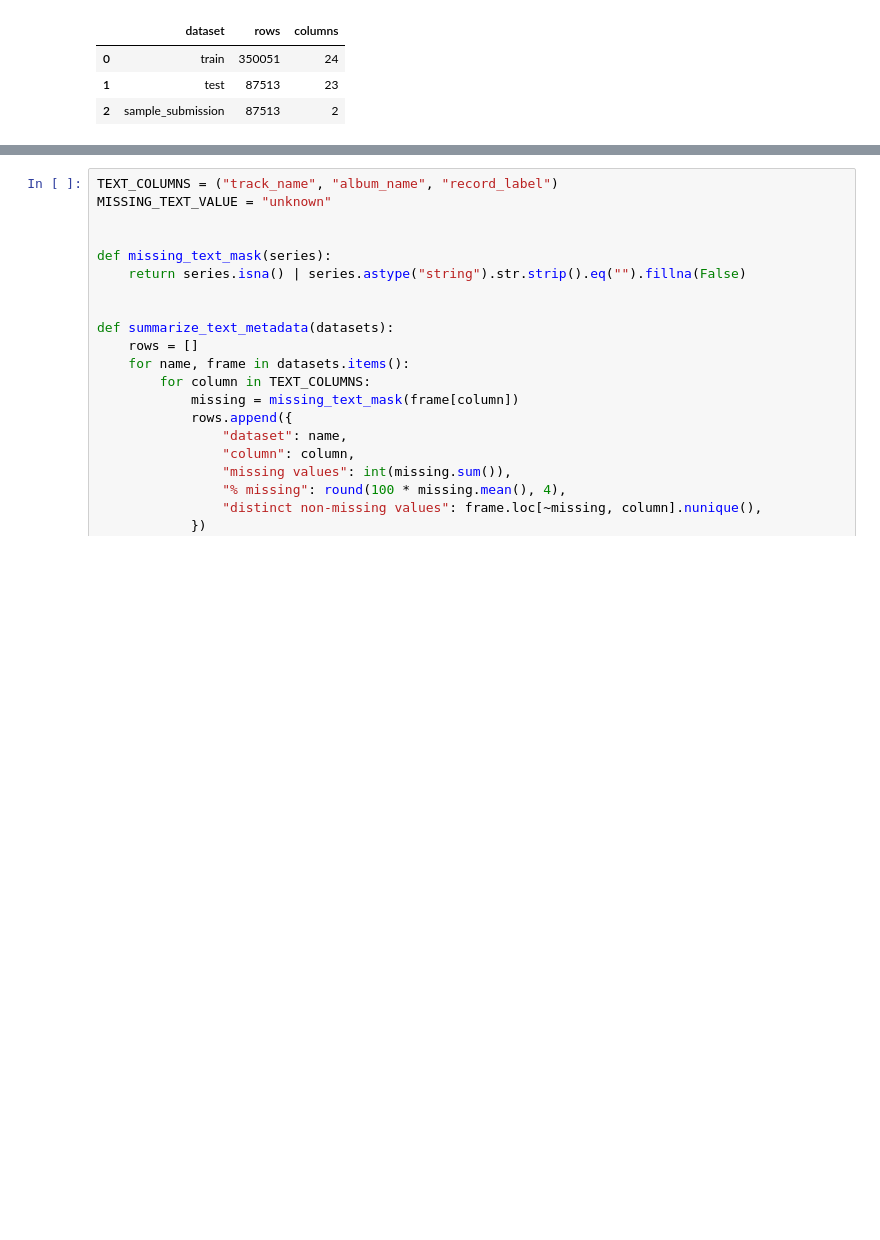
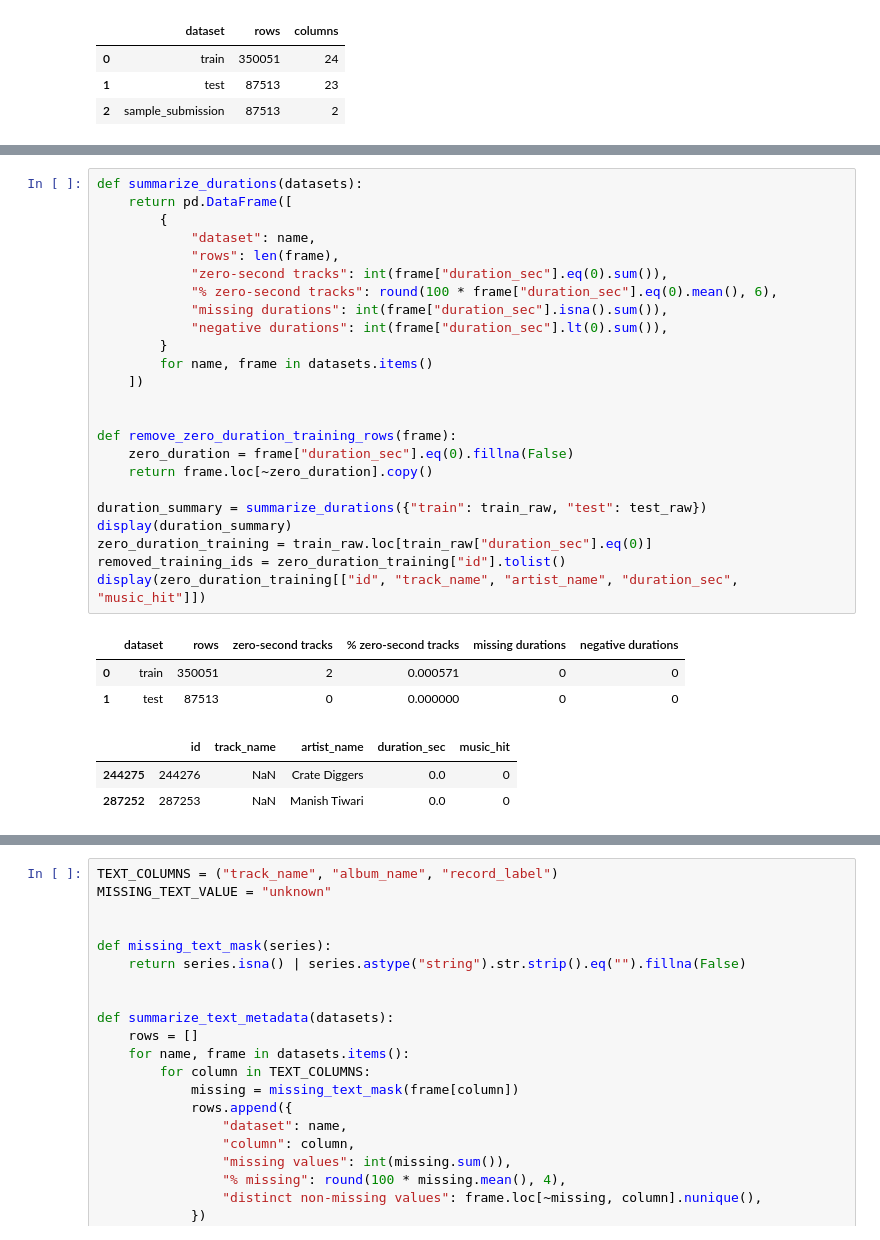
Before and after one commit to GoncaloTorcato/CD, a Jupyter notebook: delivery/music_hit_prediction.ipynb, the cells around one changed output, grey strips where cells are left out. Cells and saved outputs as stored; diff of their text form; blank space fills up the shorter version.

```diff
--- a/delivery/music_hit_prediction.ipynb
+++ b/delivery/music_hit_prediction.ipynb
@@ -62,0 +69,31 @@ display(pd.DataFrame({
+# %%
+def summarize_durations(datasets):
+    return pd.DataFrame([
+        {
+            "dataset": name,
+            "rows": len(frame),
+            "zero-second tracks": int(frame["duration_sec"].eq(0).sum()),
+            "% zero-second tracks": round(100 * frame["duration_sec"].eq(0).mean(), 6),
+            "missing durations": int(frame["duration_sec"].isna().sum()),
+            "negative durations": int(frame["duration_sec"].lt(0).sum()),
+        }
+        for name, frame in datasets.items()
+    ])
+
+
+def remove_zero_duration_training_rows(frame):
+    zero_duration = frame["duration_sec"].eq(0).fillna(False)
+    return frame.loc[~zero_duration].copy()
+
+duration_summary = summarize_durations({"train": train_raw, "test": test_raw})
+display(duration_summary)
+zero_duration_training = train_raw.loc[train_raw["duration_sec"].eq(0)]
+removed_training_ids = zero_duration_training["id"].tolist()
+display(zero_duration_training[["id", "track_name", "artist_name", "duration_sec", "music_hit"]])
+# %% [output]
+|  | dataset | rows | zero-second tracks | % zero-second tracks | missing durations | negative durations |
+| 0 | train | 350051 | 2 | 0.000571 | 0 | 0 |
+| 1 | test | 87513 | 0 | 0.000000 | 0 | 0 |
+|  | id | track_name | artist_name | duration_sec | music_hit |
+| 244275 | 244276 | NaN | Crate Diggers | 0.0 | 0 |
+| 287252 | 287253 | NaN | Manish Tiwari | 0.0 | 0 |
```
Also changed, not shown: parts of 21 cells of this notebook, 4 other files.
